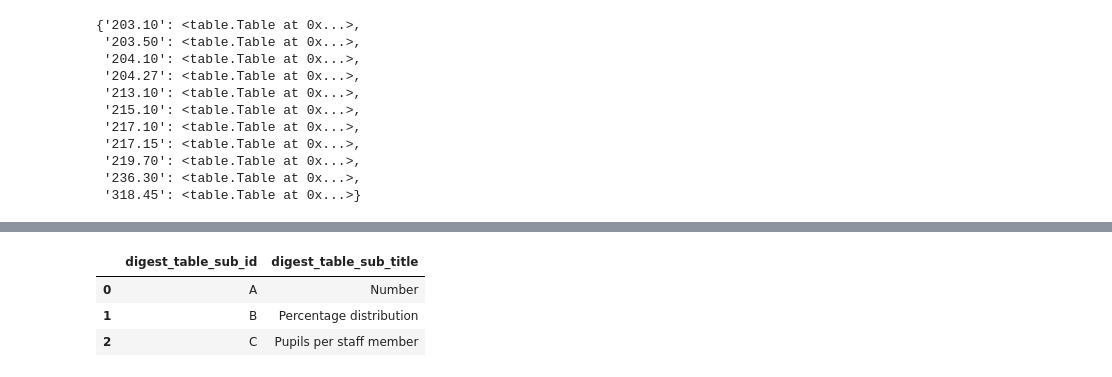
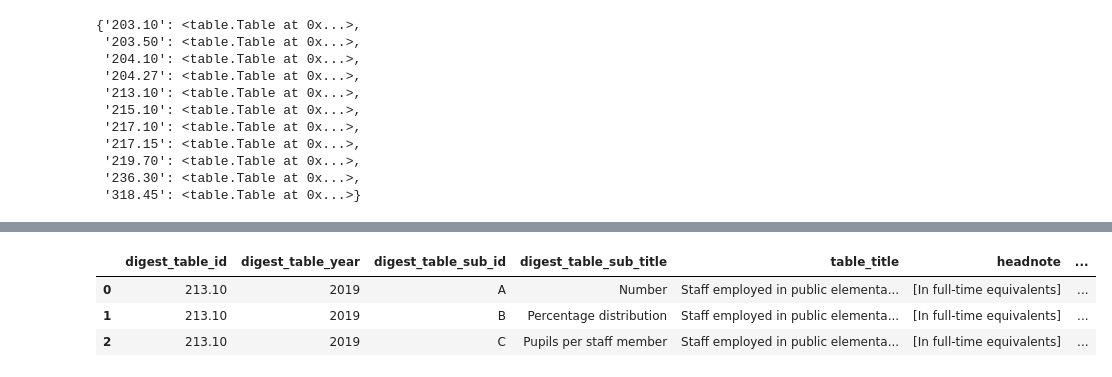
Before and after one commit to toltman/table_scraping, a Jupyter notebook: Table Scraping 7.ipynb, the cells around one changed output, grey strips where cells are left out. Saved outputs shown, nothing was run; the diff lists cells and outputs as text; code cells hidden in the pictures.

```diff
--- a/Table Scraping 7.ipynb
+++ b/Table Scraping 7.ipynb
@@ -56,7 +34,7 @@ g = tab.groupby(['digest_table_sub_id', 'digest_table_sub_title']).size().reset_
-# %%
-g[['digest_table_sub_id', 'digest_table_sub_title']]
-# %% [output]
-|  | digest_table_sub_id | digest_table_sub_title |
-| 0 | A | Number |
-| 1 | B | Percentage distribution |
-| 2 | C | Pupils per staff member |
+# %%
+tab.table_info
+# %% [output]
+|  | digest_table_id | digest_table_year | digest_table_sub_id | digest_table_sub_title | table_title | headnote | ... |
+| 0 | 213.10 | 2019 | A | Number | Staff employed in public elementa... | [In full-time equivalents] | ... |
+| 1 | 213.10 | 2019 | B | Percentage distribution | Staff employed in public elementa... | [In full-time equivalents] | ... |
+| 2 | 213.10 | 2019 | C | Pupils per staff member | Staff employed in public elementa... | [In full-time equivalents] | ... |
```
Also changed, not shown: parts of 3 cells of this notebook, 1 other file.
